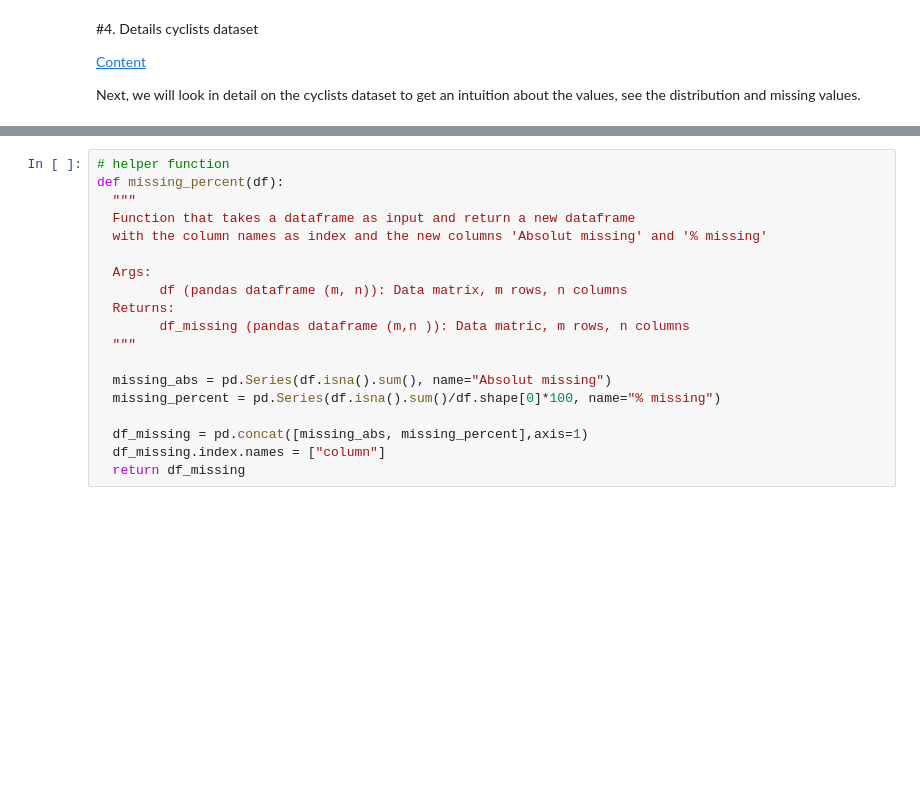
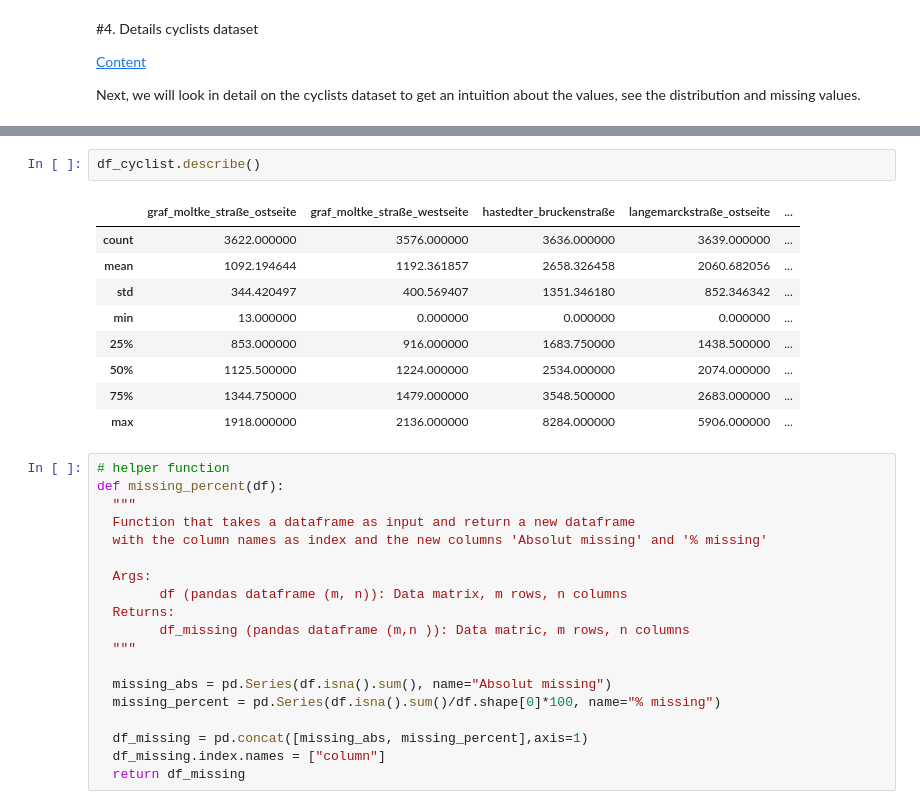
Before and after one commit to Rudinius/Bike_usage_Bremen, a Jupyter notebook: 2_EDA.ipynb, the cells around one changed output, grey strips where cells are left out. Drawn from its saved outputs; the diff is of its cells as text; blank space fills up the shorter version.

```diff
--- a/2_EDA.ipynb
+++ b/2_EDA.ipynb
@@ -273,3 +293,15 @@ Next, we will look in detail on the cyclists dataset to get an intuition about t
+# %%
+df_cyclist.describe()
+# %% [output]
+|  | graf_moltke_straße_ostseite | graf_moltke_straße_westseite | hastedter_bruckenstraße | langemarckstraße_ostseite | ... |
+| count | 3622.000000 | 3576.000000 | 3636.000000 | 3639.000000 | ... |
+| mean | 1092.194644 | 1192.361857 | 2658.326458 | 2060.682056 | ... |
+| std | 344.420497 | 400.569407 | 1351.346180 | 852.346342 | ... |
+| min | 13.000000 | 0.000000 | 0.000000 | 0.000000 | ... |
+| 25% | 853.000000 | 916.000000 | 1683.750000 | 1438.500000 | ... |
+| 50% | 1125.500000 | 1224.000000 | 2534.000000 | 2074.000000 | ... |
+| 75% | 1344.750000 | 1479.000000 | 3548.500000 | 2683.000000 | ... |
+| max | 1918.000000 | 2136.000000 | 8284.000000 | 5906.000000 | ... |
 # %%
 # helper function
 def missing_percent(df):
```
Also changed, not shown: parts of 7 cells of this notebook.
